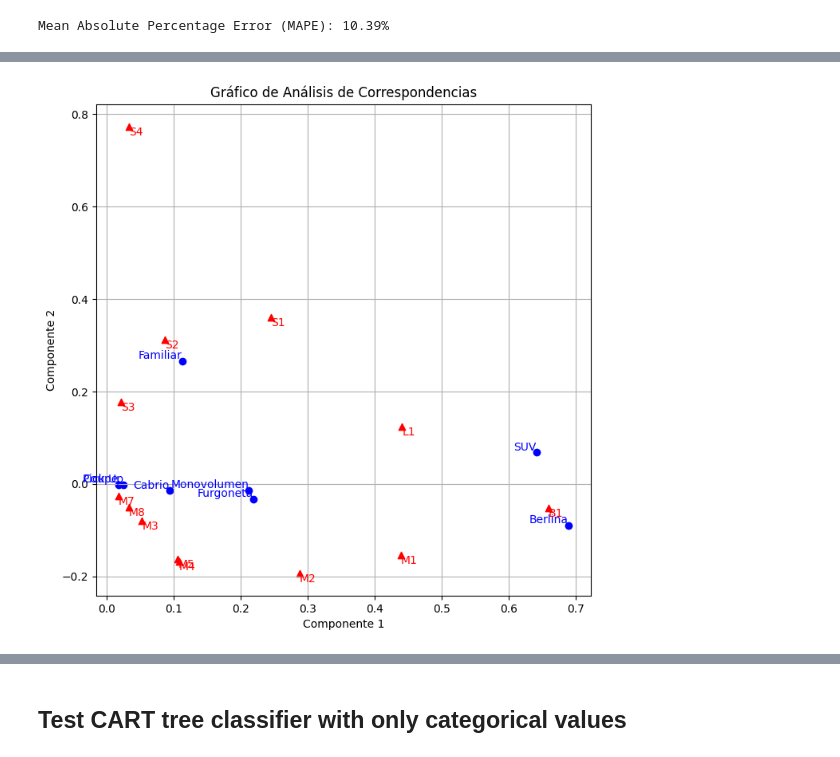
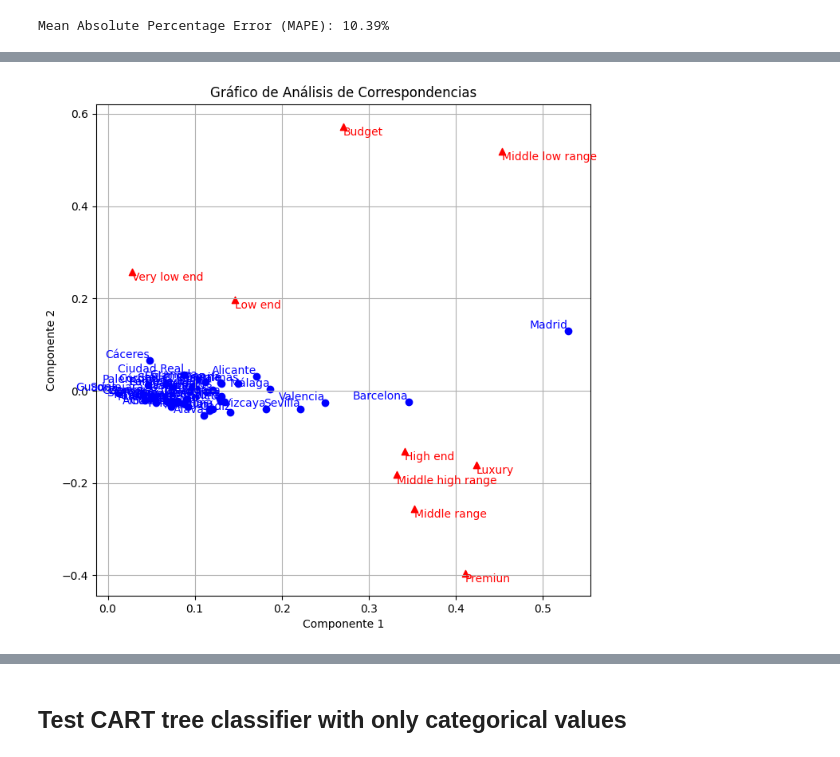
Before and after one commit to Lingfeng555/Cars_Price_Prediction, a Jupyter notebook: CART/Cart3.ipynb, the cells around one changed output, grey strips where cells are left out. Drawn from its saved outputs; the diff is of its cells as text; code cells hidden in the pictures.

Commit message:
Una pequeña mejora sobre los variables categoricos

```diff
--- a/CART/Cart3.ipynb
+++ b/CART/Cart3.ipynb
@@ -443,7 +453,7 @@ Index(['color', 'brand', 'model', 'version', 'bodyTypeId',
 # %%
-CA(categorical_columns=categorical_columns, col_x="bodyTypeId", col_y="jato_classification")
+CA(categorical_columns=categorical_columns, col_x="province", col_y="price_categ")
 # %% [output]
-[figure, old version]
+[figure, new version]
 # %%
 categorical_columns["price_categ"].value_counts()
 # %% [output]
```
Also changed, not shown: parts of 23 cells of this notebook, 1 other file.
